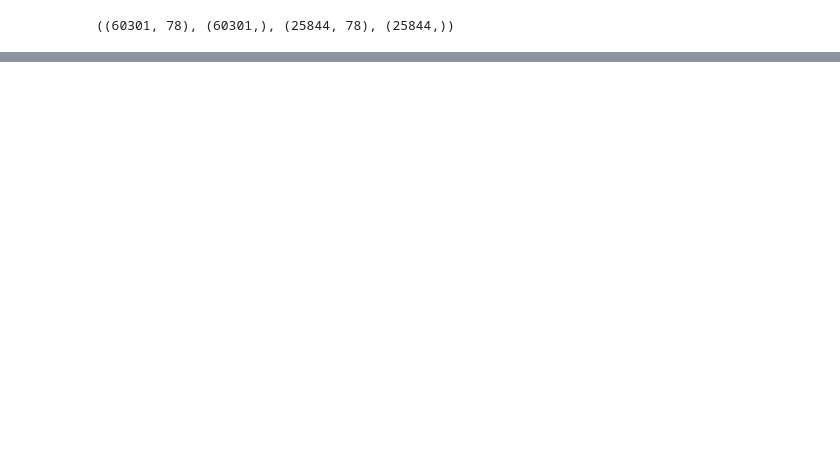
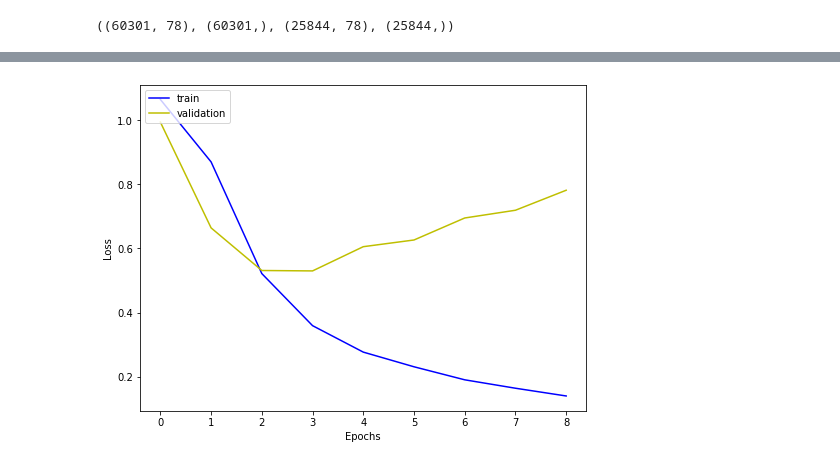
Before and after one commit to JoonghoonChoi/AI_01_Project, a Jupyter notebook: Section_4/AI_01_최중훈_Project_Section_4.ipynb, the cells around one changed output, grey strips where cells are left out. Cells and saved outputs as stored; diff of their text form; code cells hidden in the pictures; blank space fills up the shorter version.

Commit message:
kerastunner-hp, Twit_news_sentiment_anlysis, KoNLPy_kmeans_bokeh - 210428

```diff
--- a/Section_4/AI_01_최중훈_Project_Section_4.ipynb
+++ b/Section_4/AI_01_최중훈_Project_Section_4.ipynb
@@ -873,0 +945,4 @@ weighted avg       0.77      0.77      0.77     25844
+# %%
+X_padding = np.concatenate((X_train_padding, X_test_padding), axis=0)
+y_padding = np.concatenate((y_train, y_test), axis=0)
+X_padding.shape, y_padding.shape
@@ -873,0 +1050,9 @@ weighted avg       0.77      0.77      0.77     25844
+# %%
+tuner = kt.Hyperband(model_builder,
+                     objective='val_loss',
+                     seed=34,
+                     max_epochs=20,
+                    #  executions_per_trial=100,
+                     directory='/content/drive/MyDrive/tuning/',
+                     project_name='lstm_sentiment'
+)
@@ -873,0 +1077,15 @@ weighted avg       0.77      0.77      0.77     25844
+# %%
+best_hps = tuner.get_best_hyperparameters(num_trials=1)[0]
+print(f"""
+[Best parameters]
+unit_1: {best_hps.get('units_1')}
+unit_2: {best_hps.get('units_2')}
+unit_3: {best_hps.get('units_3')}
+unit_4: {best_hps.get('units_4')}
+activation_1: {best_hps.get('dense_activation_1')}
+activation_2: {best_hps.get('dense_activation_2')}
+dropout_1: {best_hps.get('dropout_1')}
+dropout_2: {best_hps.get('dropout_2')}
+dropout_3: {best_hps.get('dropout_3')}
+"""
+)
@@ -873,0 +1103,8 @@ weighted avg       0.77      0.77      0.77     25844
+# %%
+model_hp = tuner.hypermodel.build(best_hps)
+history = model_hp.fit(X_train_padding, y_train,
+                    batch_size=batch_size,
+                    epochs=50,
+                    validation_data=(X_test_padding, y_test),
+                    callbacks=[checkpoint_callback, es_callback],
+                    verbose=1)
@@ -873,0 +1160,10 @@ weighted avg       0.77      0.77      0.77     25844
+# %%
+fig, axes = plt.subplots(figsize=(8,6))
+axes.plot(history.history['loss'], 'b', label='train')
+axes.plot(history.history['val_loss'], 'y', label='validation')
+axes.set_xlabel('Epochs')
+axes.set_ylabel('Loss')
+axes.legend(loc='upper left')
+plt.show();
+# %% [output]
+[figure, added]
```
Also changed, not shown: parts of 74 cells of this notebook.
